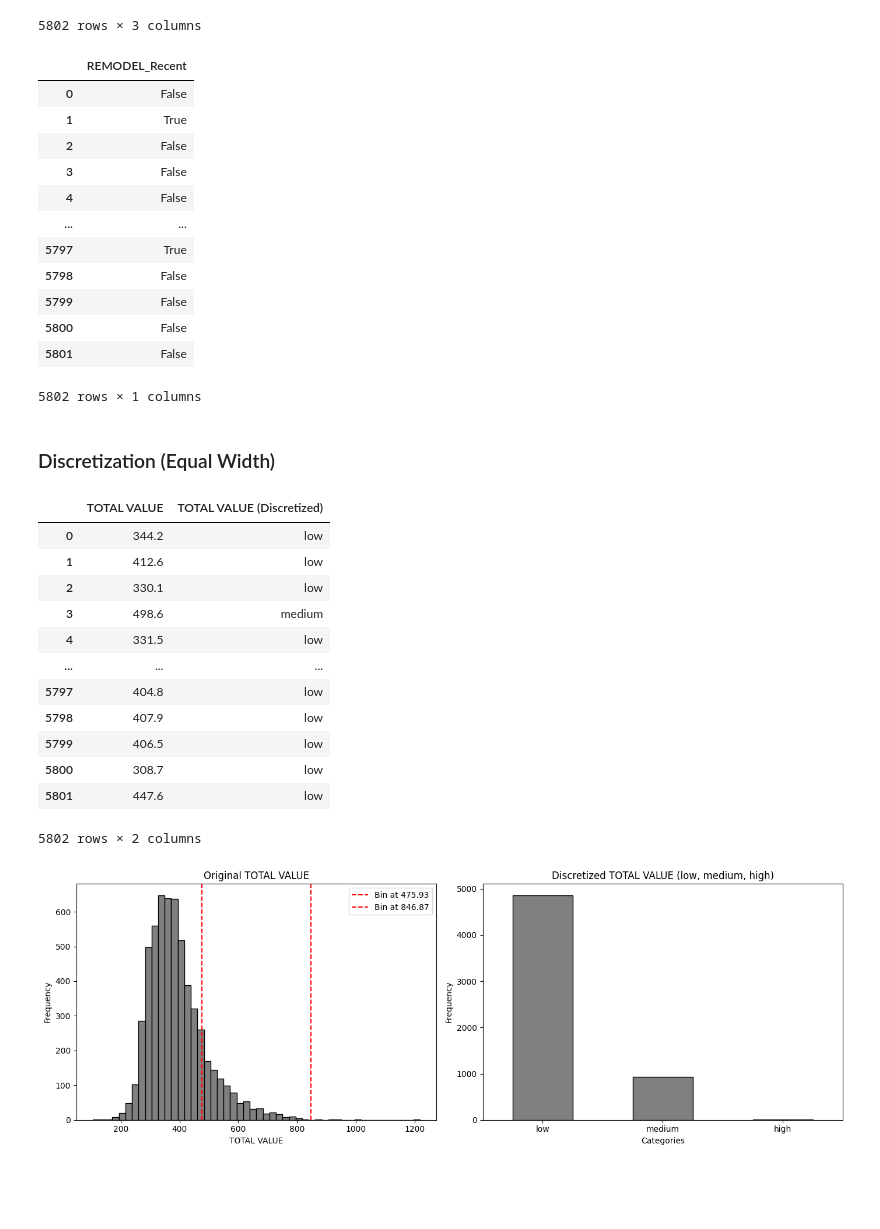
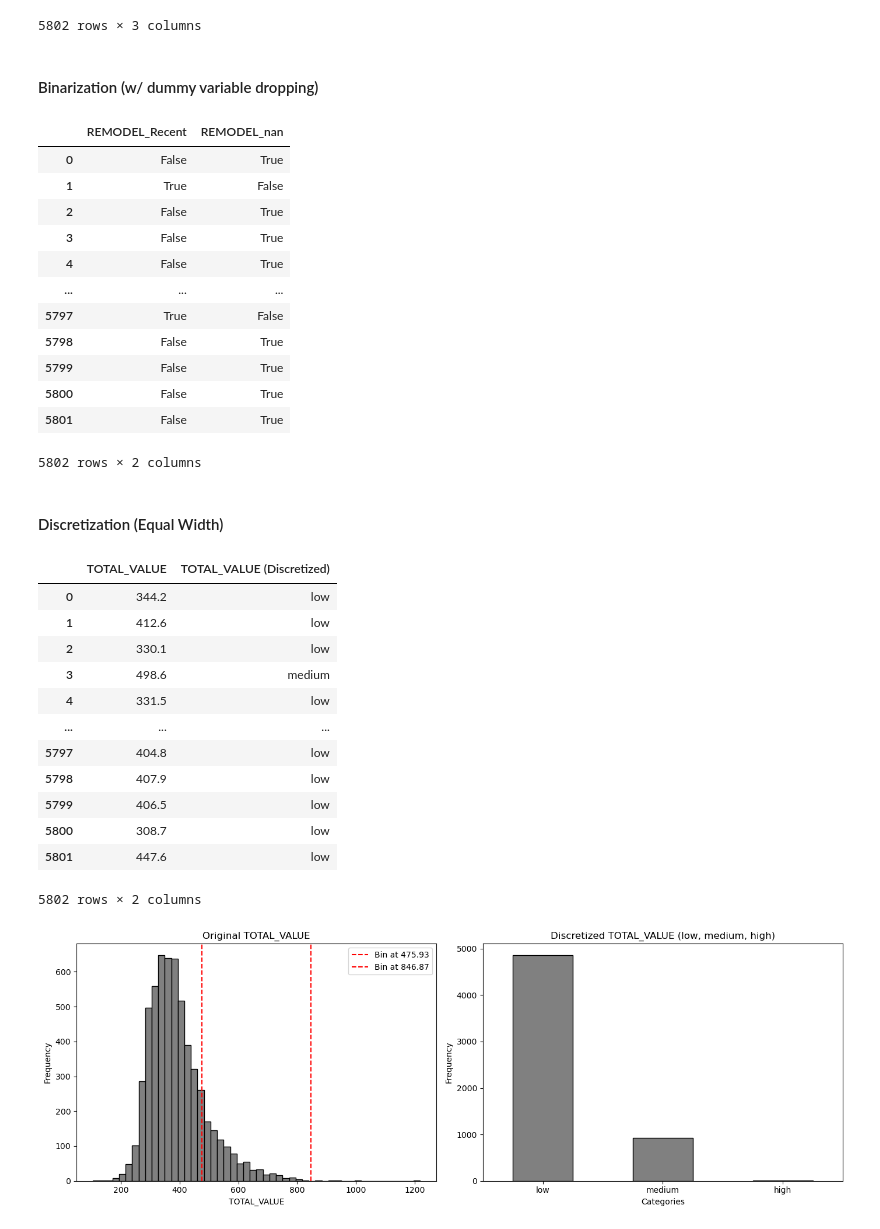
Before and after one commit to GLI-Lab/jupyterlite, a Jupyter notebook: content/data_science/2024-fall/W2_Data_Mining_Process.ipynb, the cells around one changed output. Drawn from its saved outputs; the diff is of its cells as text; code cells hidden in the pictures; blank space fills up the shorter version.

```diff
--- a/content/data_science/2024-fall/W2_Data_Mining_Process.ipynb
+++ b/content/data_science/2024-fall/W2_Data_Mining_Process.ipynb
@@ -225,10 +278,12 @@ df.describe()
 # %%
-missingRows = housing_df.sample(10).index
-housing_df.loc[missingRows, 'BEDROOMS'] = np.nan
-print('Number of rows with valid BEDROOMS values after setting to NAN: ', len(housing_df['BEDROOMS']))
+housing_df2 = housing_df.copy()
+
+missingRows = housing_df2.sample(10).index
+housing_df2.loc[missingRows, 'BEDROOMS'] = np.nan
+print('Number of rows with valid BEDROOMS values after setting to NAN: ', len(housing_df2['BEDROOMS']))
 
 # remove rows with missing values
-reduced_df = housing_df.dropna()
+reduced_df = housing_df2['BEDROOMS'].dropna()
 print('Number of rows after removing rows with missing values: ', len(reduced_df))
 # %% [output]
 Number of rows with valid BEDROOMS values after setting to NAN:  5802
@@ -236,6 +291,6 @@ Number of rows after removing rows with missing values:  1456
 # %%
-medianBedrooms = housing_df['BEDROOMS'].median()
-housing_df.BEDROOMS = housing_df.BEDROOMS.fillna(value=medianBedrooms)
-print('Number of rows with valid BEDROOMS values after filling NA values: ', len(housing_df['BEDROOMS']))
+medianBedrooms = housing_df2['BEDROOMS'].median()
+housing_df2.BEDROOMS = housing_df2.BEDROOMS.fillna(value=medianBedrooms)
+print('Number of rows with valid BEDROOMS values after filling NA values: ', len(housing_df2['BEDROOMS']))
 # %% [output]
 Number of rows with valid BEDROOMS values after filling NA values:  5802
@@ -244,4 +374,0 @@ Number of rows with valid BEDROOMS values after filling NA values:  5802
-# %%
-housing_df = pd.read_csv('WestRoxbury.csv')
-# housing_df = housing_df.fillna('None')
-housing_df.head()
@@ -282,42 +502,44 @@ pd.get_dummies(data['REMODEL'], prefix='REMODEL', prefix_sep='_', dummy_na=True)
 | 5800 | False | False | True |
 | 5801 | False | False | True |
 5802 rows × 3 columns
+# %% [markdown]
+#### Binarization (w/ dummy variable dropping)
 # %%
 data = housing_df.copy()
 
 # because of Multicollinearity
-pd.get_dummies(data['REMODEL'], prefix='REMODEL', prefix_sep='_', drop_first=True)
+pd.get_dummies(data['REMODEL'], prefix='REMODEL', prefix_sep='_', dummy_na=True, drop_first=True)
 # %% [output]
-|  | REMODEL_Recent |
-| 0 | False |
-| 1 | True |
-| 2 | False |
-| 3 | False |
-| 4 | False |
-| ... | ... |
-| 5797 | True |
-| 5798 | False |
-| 5799 | False |
-| 5800 | False |
-| 5801 | False |
+|  | REMODEL_Recent | REMODEL_nan |
+| 0 | False | True |
+| 1 | True | False |
+| 2 | False | True |
+| 3 | False | True |
+| 4 | False | True |
+| ... | ... | ... |
+| 5797 | True | False |
+| 5798 | False | True |
+| 5799 | False | True |
+| 5800 | False | True |
+| 5801 | False | True |
-5802 rows × 1 columns
+5802 rows × 2 columns
 # %% [markdown]
-### Discretization (Equal Width)
+#### Discretization (Equal Width)
 # %%
 from sklearn.preprocessing import KBinsDiscretizer
 
 data = housing_df.copy()
 
-total_value = data['TOTAL VALUE '].values.reshape(-1, 1)
+total_value = data['TOTAL_VALUE'].values.reshape(-1, 1)
 
 discretizer = KBinsDiscretizer(n_bins=3, encode='ordinal', strategy='uniform', subsample=None)
 binned_total_value = discretizer.fit_transform(total_value)
 
 label_mapping = {0: 'low', 1: 'medium', 2: 'high'}
-data['TOTAL VALUE (Discretized)'] = pd.Series(binned_total_value.ravel()).replace(label_mapping)
-data[['TOTAL VALUE ', 'TOTAL VALUE (Discretized)']]
+data['TOTAL_VALUE (Discretized)'] = pd.Series(binned_total_value.ravel()).replace(label_mapping)
+data[['TOTAL_VALUE', 'TOTAL_VALUE (Discretized)']]
 # %% [output]
-|  | TOTAL VALUE | TOTAL VALUE (Discretized) |
+|  | TOTAL_VALUE | TOTAL_VALUE (Discretized) |
 | 0 | 344.2 | low |
 | 1 | 412.6 | low |
 | 2 | 330.1 | low |
```
Also changed, not shown: parts of 115 cells of this notebook, 2 other files.
